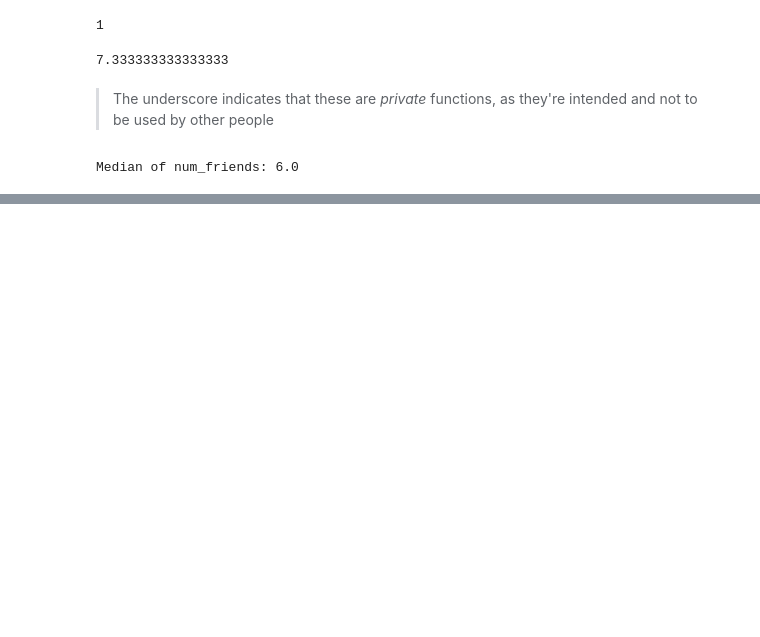
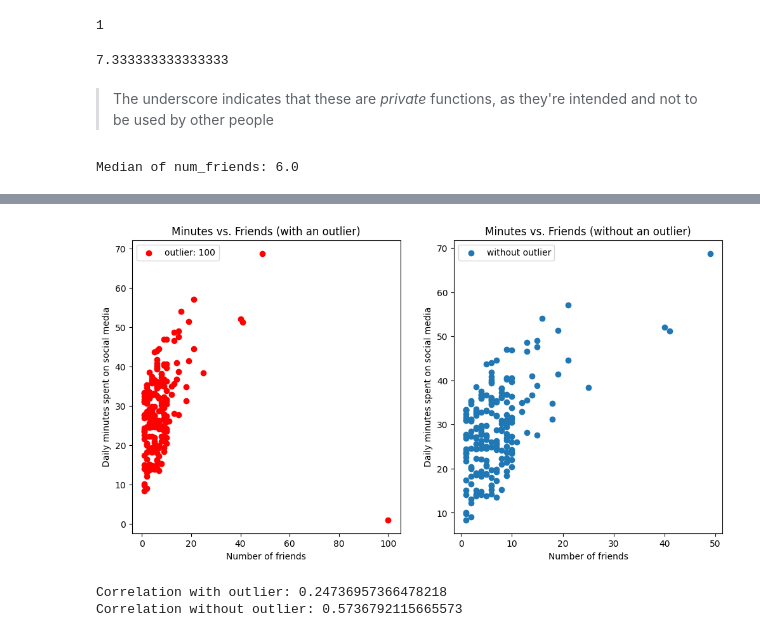
Before and after one commit to femiir/data-science-from-scratch, a Jupyter notebook: chapter_5/statistics.ipynb, the cells around one changed output, grey strips where cells are left out. Cells and saved outputs as stored; diff of their text form; code cells hidden in the pictures; blank space fills up the shorter version.

```diff
--- a/chapter_5/statistics.ipynb
+++ b/chapter_5/statistics.ipynb
@@ -7,7 +7,7 @@ from typing import List
 # %%
 # Generate a list of 204 random integers between 1 and 100
 num_friends = [
-	100.0,
+	100,
 	49,
 	41,
 	40,
@@ -221,6 +221,7 @@ plt.axis([0, 101, 0, 25])
 plt.title('Histogram of number of friends')
 plt.xlabel('Number of friends')
 plt.ylabel('Number of people')
+
 plt.show()
 # %% [output]
 [figure]
@@ -592,3 +602,15 @@ def correlation(xs: List[float], ys: List[float]) -> float:
 
 assert 0.24 < correlation(num_friends, daily_minutes) < 0.25
 assert 0.24 < correlation(num_friends, daily_hours) < 0.25
+# %%
+outlier = num_friends.index(100)
+print(f'outlier: {outlier}')
+
+num_friends_good = [x for i, x in enumerate(num_friends) if i != outlier]
+print(f'num_friends_good: {num_friends_good}')
+
+daily_minutes_good = [x for i, x in enumerate(daily_minutes) if i != outlier]
+print(f'daily_minutes_good: {daily_minutes_good}')
+
+daily_hours_good = [x for i, x in enumerate(daily_hours) if i != outlier]
+print(f'daily_hours_good: {daily_hours_good}')
@@ -594,0 +622,21 @@ assert 0.24 < correlation(num_friends, daily_hours) < 0.25
+# %%
+fig, ax = plt.subplots(1, 2, figsize=(12, 6))
+ax[0].set_title('Minutes vs. Friends (with an outlier)')
+ax[0].scatter(num_friends, daily_minutes, color='red', )
+ax[0].set_xlabel('Number of friends')
+ax[0].set_ylabel('Daily minutes spent on social media')
+ax[0].legend([f'outlier: {num_friends[outlier]}'], loc='upper left')
+ax[1].set_title('Minutes vs. Friends (without an outlier)')
+ax[1].scatter(num_friends_good, daily_minutes_good)
+ax[1].set_xlabel('Number of friends')
+ax[1].set_ylabel('Daily minutes spent on social media')
+ax[1].legend(['without outlier'])
+plt.show()
+print(f'Correlation with outlier: {correlation(num_friends, daily_minutes)}')
+print(
+	f'Correlation without outlier: {correlation(num_friends_good, daily_minutes_good)}'
+)
+# %% [output]
+[figure, added]
+Correlation with outlier: 0.24736957366478218
+Correlation without outlier: 0.5736792115665573
```
Also changed, not shown: parts of 5 cells of this notebook, 3 other files.
